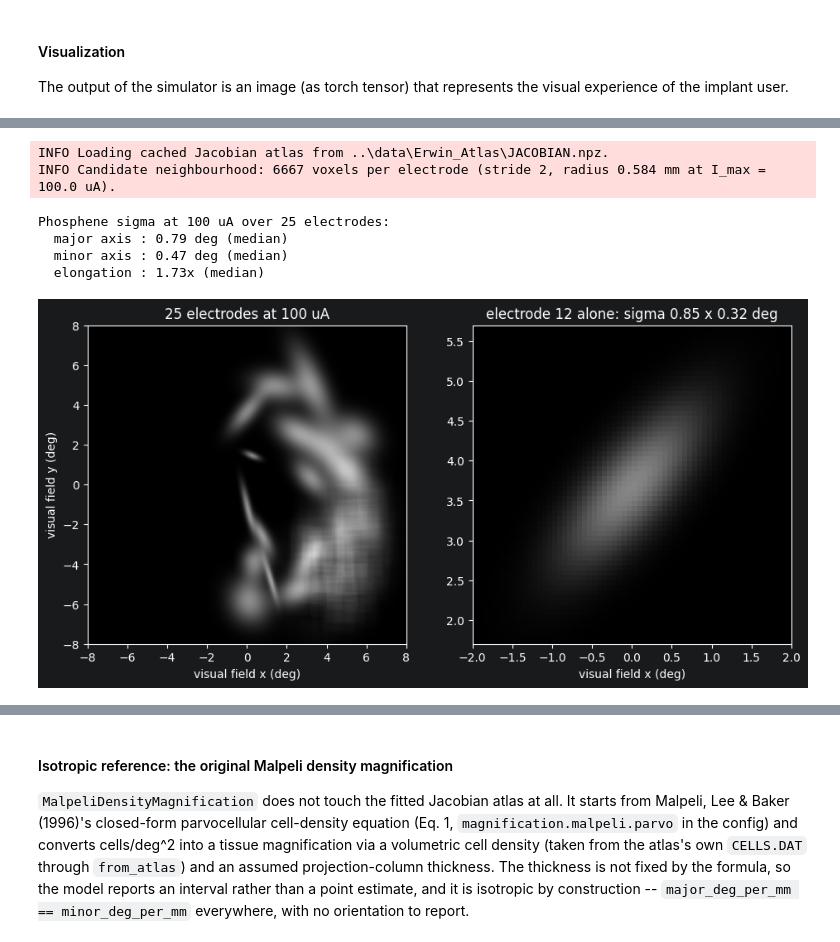
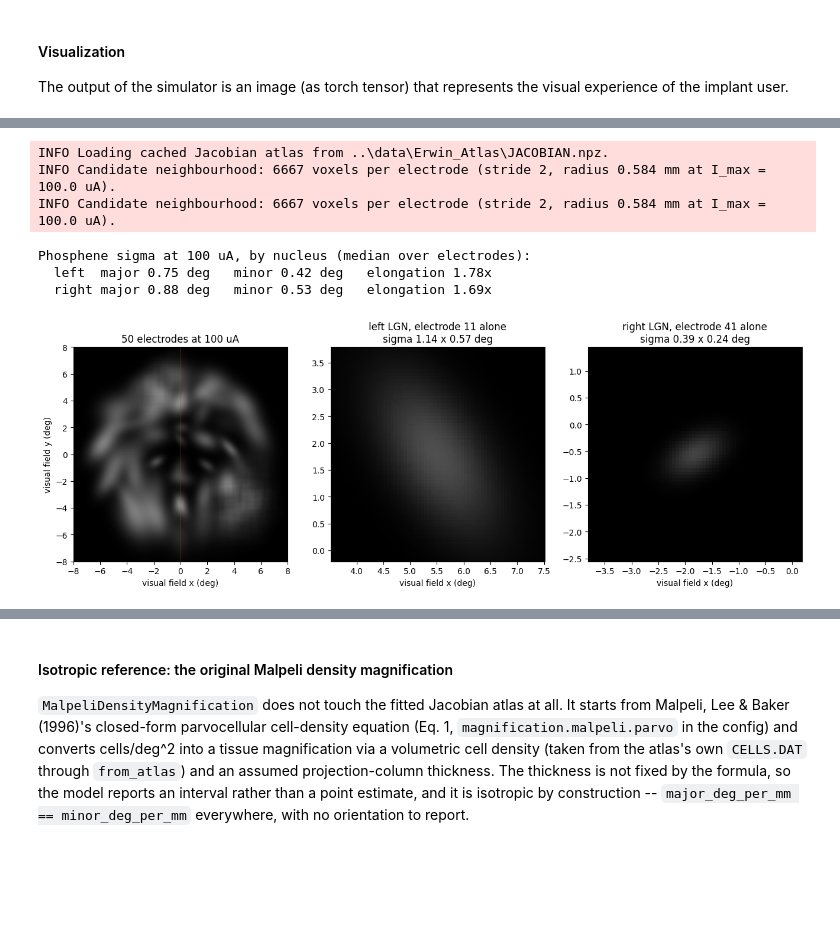
Before and after one commit to SebastianKrafft/dynaphos_LGN, a Jupyter notebook: examples/demo_simulator_lgn.ipynb, the cells around one changed output, grey strips where cells are left out. Drawn from its saved outputs; the diff is of its cells as text; code cells hidden in the pictures; blank space fills up the shorter version.

Commit message:
Merge the bilateral demo notebook into demo_simulator_lgn

```diff
--- a/examples/demo_simulator_lgn.ipynb
+++ b/examples/demo_simulator_lgn.ipynb
@@ -222,0 +352,13 @@ Text(0.5, 1.0, 'Simulated phosphenes')
+# %%
+fig, axs = plt.subplots(1, 2, figsize=(10.5, 5))
+for ax, hemispheres in zip(axs, (['left'], ['left', 'right'])):
+    p = load_config()
+    p['atlas']['hemispheres'] = hemispheres
+    p['electrodes']['n_electrodes'] = 100          # per nucleus
+    sim, _ = build_simulator(p, atlas_dir=ATLAS_DIR)
+    sim.reset()
+    ax.imshow(sim(100.e-6 * torch.ones(sim.num_phosphenes)),
+              cmap='gray', origin='lower', vmin=0, vmax=1)
+    ax.axis('off')
+    ax.set_title(f"hemispheres = {hemispheres}: {type(sim).__name__}\n"
+                 f"{sim.num_phosphenes} electrodes", fontsize=10)
@@ -230,54 +381,60 @@ Dropping to 25 electrodes separates them, and shows that a phosphene here is an
 # %%
 # Same config, fewer electrodes
-params_small = utils.load_params('../config/params_lgn.yaml')
-params_small['electrodes']['max_eccentricity_deg'] = 6.0
-params_small['electrodes']['n_electrodes'] = 25
+params_small = load_config()
+params_small['electrodes']['n_electrodes'] = 25      # per nucleus
 simulator_small, _ = build_simulator(params_small, atlas_dir=ATLAS_DIR)
 
 simulator_small.reset()
 phosphenes_small = simulator_small(
     100.e-6 * torch.ones(simulator_small.num_phosphenes))
 
 half = params_small['run']['view_angle'] / 2
 extent = [-half, half, -half, half]
+slices_small = electrode_slices(simulator_small)
 
-fig, axs = plt.subplots(1, 2, figsize=(11, 5))
+fig, axs = plt.subplots(1, 1 + len(slices_small),
+                        figsize=(5.3 * (1 + len(slices_small)), 5))
 axs[0].imshow(phosphenes_small, cmap='gray', origin='lower', vmin=0, vmax=1,
               extent=extent)
+axs[0].axvline(0, color='tab:red', lw=0.8, alpha=0.5)
 axs[0].set(xlabel='visual field x (deg)', ylabel='visual field y (deg)',
-           title='25 electrodes at 100 uA')
+           title=f'{simulator_small.num_phosphenes} electrodes at 100 uA')
 
-# Zoom on a single, isolated electrode, so one phosphene is unobstructed
-xy = simulator_small.array.vf_xy
+# The most isolated electrode in each nucleus, so one phosphene from
+# each is unobstructed.
+xy = vf_xy(simulator_small)
 distance = np.linalg.norm(xy[:, None, :] - xy[None, :, :], axis=-1)
 np.fill_diagonal(distance, np.inf)
-isolated = int(distance.min(axis=1).argmax())
-cx, cy = xy[isolated]
+major, minor = sigma_deg(simulator_small, 100.)
 
-one_electrode = torch.zeros(simulator_small.num_phosphenes)
-one_electrode[isolated] = 100.e-6
-simulator_small.reset()
-single = simulator_small(one_electrode)
+for ax, (name, span) in zip(axs[1:], slices_small.items()):
+    within = np.arange(span.start, span.stop)
+    isolated = int(within[distance[span].min(axis=1).argmax()])
+    cx, cy = xy[isolated]
 
-major, minor = simulator_small.array.phosphene_sigma_deg(100.)
-axs[1].imshow(single, cmap='gray', origin='lower', vmin=0, vmax=1,
+    one_electrode = torch.zeros(simulator_small.num_phosphenes)
+    one_electrode[isolated] = 100.e-6
+    simulator_small.reset()
+    single = simulator_small(one_electrode)
+
+    ax.imshow(single, cmap='gray', origin='lower', vmin=0, vmax=1,
               extent=extent)
-axs[1].set_xlim(cx - 2, cx + 2)
-axs[1].set_ylim(cy - 2, cy + 2)
-axs[1].set(xlabel='visual field x (deg)',
-           title=f'electrode {isolated} alone: sigma '
-                 f'{major[isolated]:.2f} x {minor[isolated]:.2f} deg')
+    ax.set_xlim(cx - 2, cx + 2)
+    ax.set_ylim(cy - 2, cy + 2)
+    ax.set(xlabel='visual field x (deg)',
+           title=f'{name} LGN, electrode {isolated} alone\n'
+                 f'sigma {major[isolated]:.2f} x {minor[isolated]:.2f} deg')
 
-print(f'Phosphene sigma at 100 uA over {simulator_small.num_phosphenes} '
-      f'electrodes:')
-print(f'  major axis : {np.nanmedian(major):.2f} deg (median)')
-print(f'  minor axis : {np.nanmedian(minor):.2f} deg (median)')
-print(f'  elongation : {np.nanmedian(major / minor):.2f}x (median)')
+print('Phosphene sigma at 100 uA, by nucleus (median over electrodes):')
+for name, span in slices_small.items():
+    print(f'  {name:<5} major {np.nanmedian(major[span]):.2f} deg   '
+          f'minor {np.nanmedian(minor[span]):.2f} deg   '
+          f'elongation {np.nanmedian(major[span] / minor[span]):.2f}x')
 # %% [output]
 INFO Loading cached Jacobian atlas from ..\data\Erwin_Atlas\JACOBIAN.npz.
 INFO Candidate neighbourhood: 6667 voxels per electrode (stride 2, radius 0.584 mm at I_max = 100.0 uA).
+INFO Candidate neighbourhood: 6667 voxels per electrode (stride 2, radius 0.584 mm at I_max = 100.0 uA).
-Phosphene sigma at 100 uA over 25 electrodes:
-  major axis : 0.79 deg (median)
-  minor axis : 0.47 deg (median)
-  elongation : 1.73x (median)
+Phosphene sigma at 100 uA, by nucleus (median over electrodes):
+  left  major 0.75 deg   minor 0.42 deg   elongation 1.78x
+  right major 0.88 deg   minor 0.53 deg   elongation 1.69x
-[figure, old version]
+[figure, new version]
```
Also changed, not shown: parts of 57 cells of this notebook, 2 other files.
